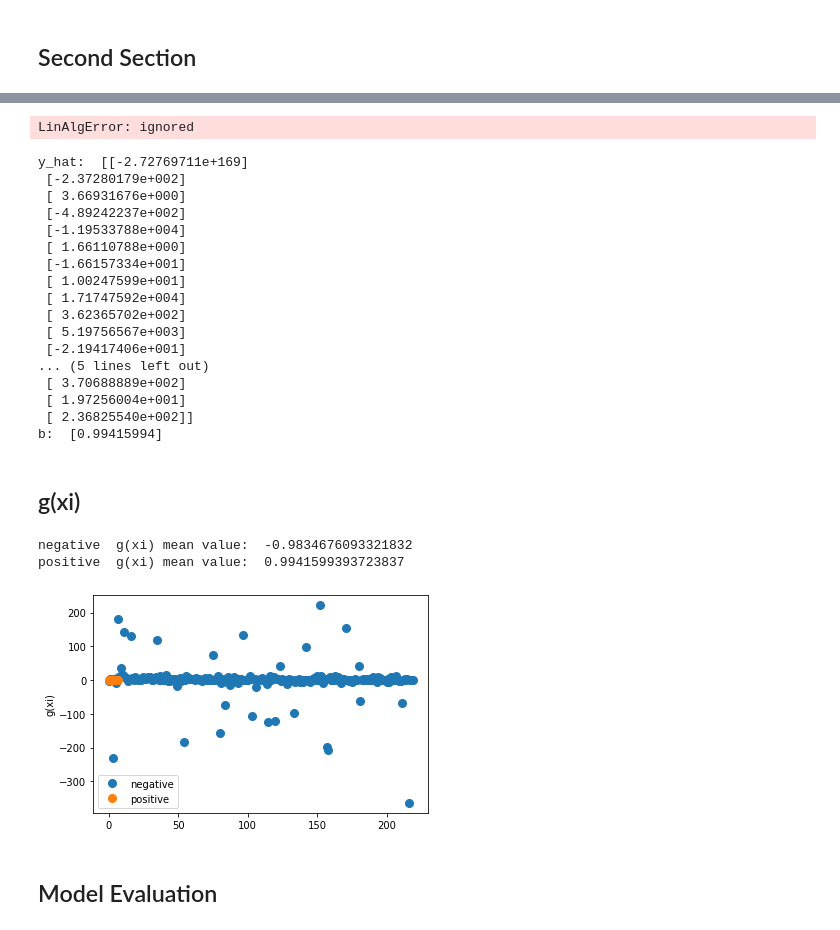
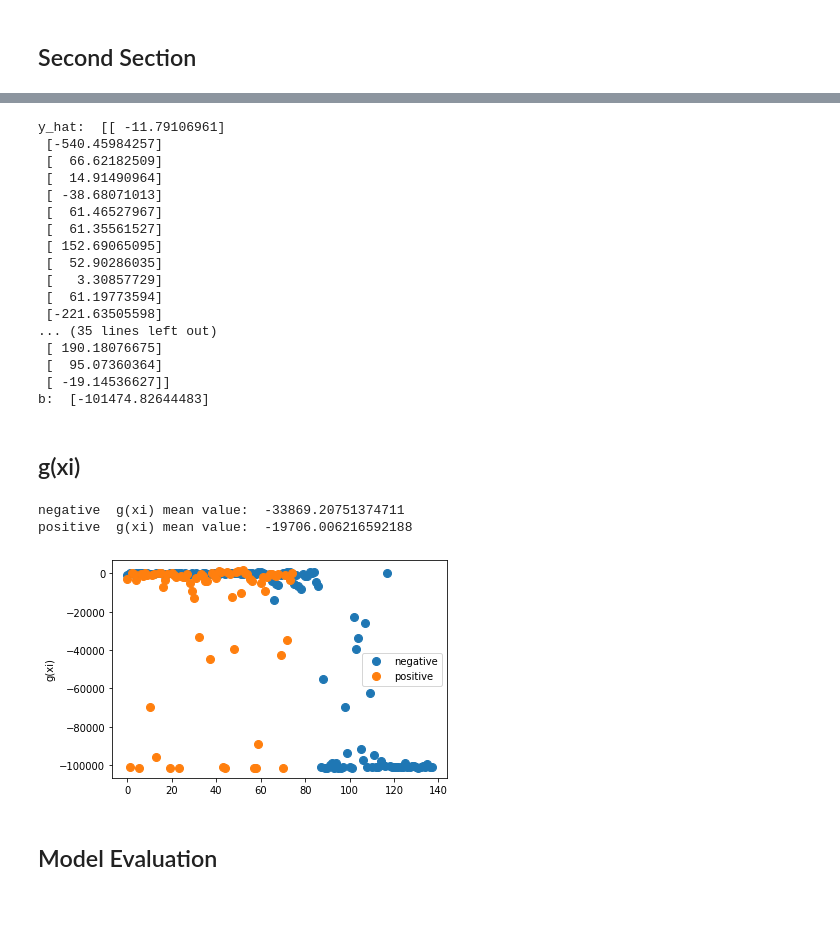
Before and after one commit to mohammad2682/FVS-SVM-RKHS, a Jupyter notebook: SVM_RKHS.ipynb, the cells around one changed output, grey strips where cells are left out. Saved outputs shown, nothing was run; the diff lists cells and outputs as text; code cells hidden in the pictures.

```diff
--- a/SVM_RKHS.ipynb
+++ b/SVM_RKHS.ipynb
@@ -26,7 +26,11 @@ def sigma(df):
     for j in range(i+1, N):
       x_i = df.iloc[[i], :-1]
       x_j = df.iloc[[j], :-1]
-      sigma.append(np.linalg.norm(x_i.values - x_j.values))
+      sigma.append(np.square(np.linalg.norm(x_i.values - x_j.values)))
+
+    clear_output(wait=True)
+    print(str((i/N)*100)+"%")
+
   return 0.1 * np.max(sigma)
 # %%
 def K(FV1, FV2, sig):
@@ -94,6 +98,6 @@ def give_landa(df, minor_cls, major_cls):
     landa.append(landa_i)
   return landa
 # %%
-df = pd.read_csv("FVS-SVM-RKHS/datasets/shuttle-6_vs_2-3.csv")
+df = pd.read_csv("FVS-SVM-RKHS/datasets/glass1.csv")
 df.head()
 # %% [output]
@@ -130,6 +137,6 @@ positive     10
 Name: class, dtype: int64
 # %%
-SN = 20
+SN = 50
 minor_df = df_train[df_train["class"]==minor_cls]
 S_T = []
 FV_T = pd.DataFrame()
@@ -141,7 +148,7 @@ for i in range(minor_df.shape[0]):
 100.0%
 # %%
 landa_max = -1000
-tot = np.shape(S_T)[-1]
+tot = len(S_T)-1
 for i, S in enumerate(S_T):
 
   FV1 = FV_T.iloc[[i]]
@@ -183,6 +190,9 @@ for i, S in enumerate(S_T):
     #print(landa_t)
     landa_max = landa_t
     best_S = S
+    best_B = B_df.copy()
+
+B_df = best_B.copy()
 # %% [output]
 100.0%
 # %% [markdown]
@@ -272,29 +247,27 @@ array([[ 0.00000000e+00,  0.00000000e+00,  0.00000000e+00,
 output = np.linalg.solve(A, Z)
 y_hat = output[:SN]
 b = output[-1]
-# %% [output]
-LinAlgError: ignored
 # %%
 print("y_hat: ", y_hat)
 print("b: ", b)
 # %% [output]
-y_hat:  [[-2.72769711e+169]
- [-2.37280179e+002]
- [ 3.66931676e+000]
- [-4.89242237e+002]
- [-1.19533788e+004]
- [ 1.66110788e+000]
- [-1.66157334e+001]
- [ 1.00247599e+001]
- [ 1.71747592e+004]
- [ 3.62365702e+002]
- [ 5.19756567e+003]
- [-2.19417406e+001]
-... (5 lines left out)
- [ 3.70688889e+002]
- [ 1.97256004e+001]
- [ 2.36825540e+002]]
-b:  [0.99415994]
+y_hat:  [[ -11.79106961]
+ [-540.45984257]
+ [  66.62182509]
+ [  14.91490964]
+ [ -38.68071013]
+ [  61.46527967]
+ [  61.35561527]
+ [ 152.69065095]
+ [  52.90286035]
+ [   3.30857729]
+ [  61.19773594]
+ [-221.63505598]
+... (35 lines left out)
+ [ 190.18076675]
+ [  95.07360364]
+ [ -19.14536627]]
+b:  [-101474.82644483]
 # %% [markdown]
 ## g(xi)
 # %%
@@ -302,23 +275,23 @@ B_df["g(xi)"] = np.nan
 for i in range(B_df.shape[0]):
   B_df.loc[i, "g(xi)"] = np.dot(B_df.iloc[i, 0:-3], (y_hat-b)) + b
 # %%
-B_df.drop(index = 208, inplace=True)
+#B_df.drop(index = 208, inplace=True)
 
 groups = B_df.groupby('Class')
 
 # Plot
 fig, ax = plt.subplots()
 ax.margins(0.05) # Optional, just adds 5% padding to the autoscaling
 for name, group in groups:
     ax.plot(np.arange(0, group.shape[0]), group["g(xi)"], marker='o', linestyle='', ms=8, label=name)
     print(name, " g(xi) mean value: ", np.mean(group["g(xi)"]))
 ax.legend()
 plt.ylabel("g(xi)")
 
 plt.show()
 # %% [output]
-negative  g(xi) mean value:  -0.9834676093321832
-positive  g(xi) mean value:  0.9941599393723837
+negative  g(xi) mean value:  -33869.20751374711
+positive  g(xi) mean value:  -19706.006216592188
-[figure, old version]
+[figure, new version]
 # %%
 # change threshold to change the model's performance:
```
Also changed, not shown: parts of 13 cells of this notebook.
